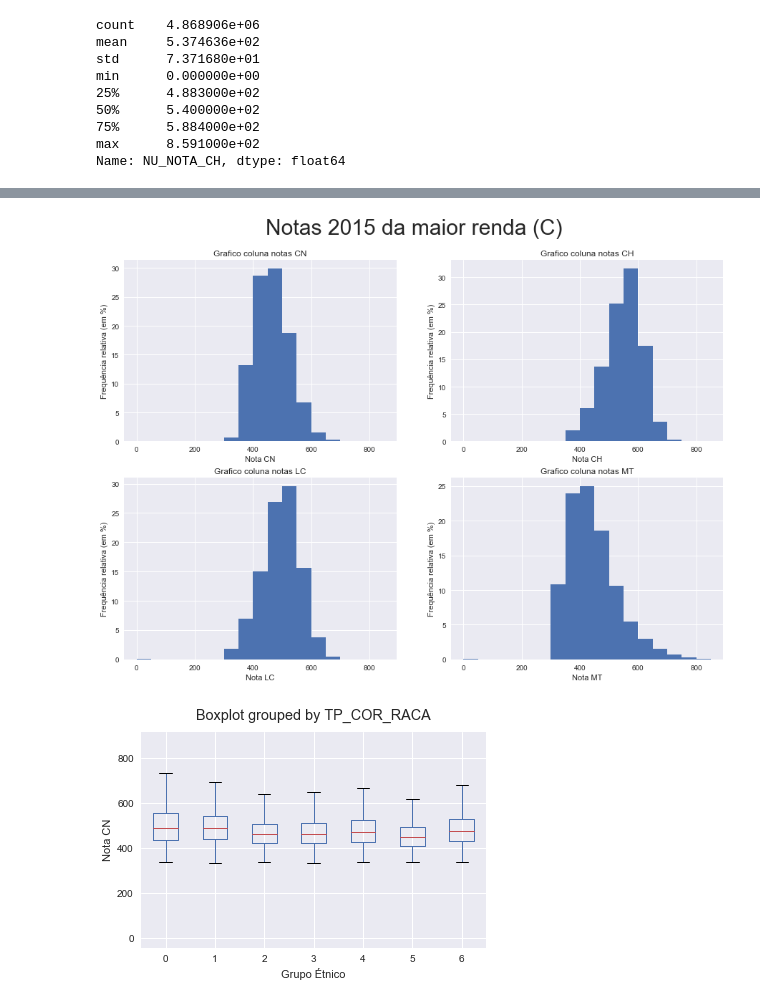
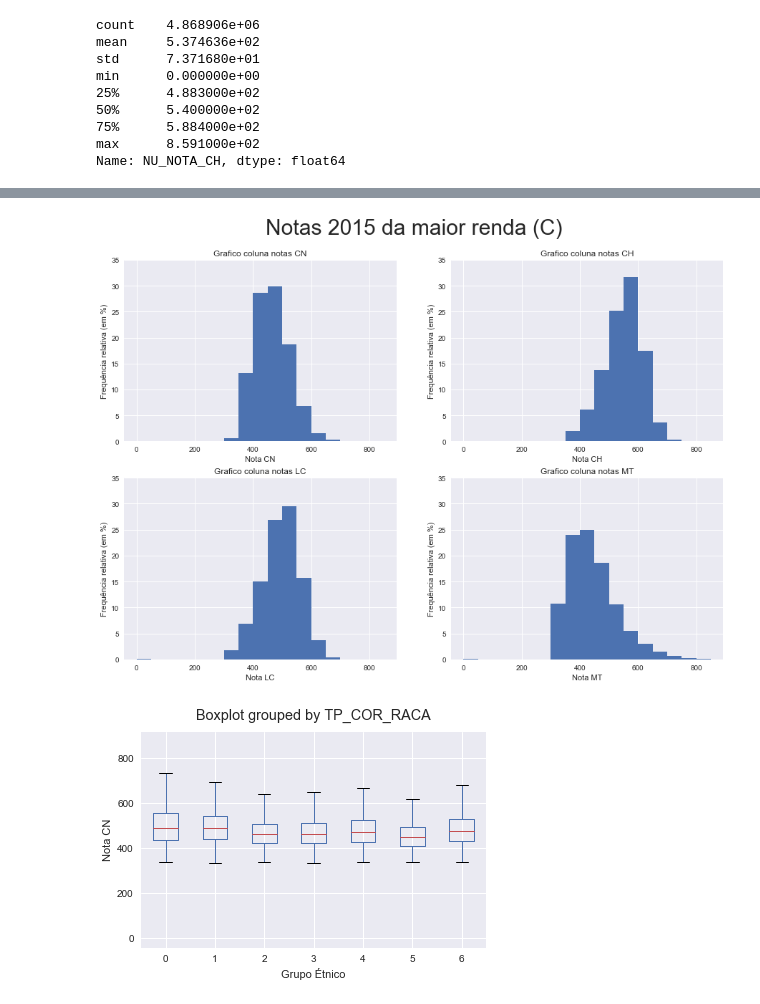
Before and after one commit to pedross3/CDDP_final, a Jupyter notebook: Projeto 03.ipynb, the cells around one changed output, grey strips where cells are left out. Saved outputs shown, nothing was run; the diff lists cells and outputs as text; code cells hidden in the pictures.

```diff
--- a/Projeto 03.ipynb
+++ b/Projeto 03.ipynb
@@ -421,31 +432,35 @@ faixa_rendaC = data_2015[data_2015.Q006 == 'C']
 # %%
 fig = plt.figure(figsize=(15, 10))
 plt.subplot(221)
 plot = faixa_rendaC.NU_NOTA_CN.plot.hist(bins=faixa,title='Grafico coluna notas CN', weights=zeros_like(faixa_rendaC.NU_NOTA_CN)+1./faixa_rendaC.NU_NOTA_CN.size*100)
 plt.ylabel('Frequência relativa (em %)')
 plt.xlabel('Nota CN')
+plt.ylim(ymax=35)
 
 plt.subplot(222)
 plot = faixa_rendaC.NU_NOTA_CH.plot.hist(bins=faixa,title='Grafico coluna notas CH', weights=zeros_like(faixa_rendaC.NU_NOTA_CH)+1./faixa_rendaC.NU_NOTA_CH.size*100)
 plt.ylabel('Frequência relativa (em %)')
 plt.xlabel('Nota CH')
+plt.ylim(ymax=35)
 
 plt.subplot(223)
 plot = faixa_rendaC.NU_NOTA_LC.plot.hist(bins=faixa,title='Grafico coluna notas LC', weights=zeros_like(faixa_rendaC.NU_NOTA_LC)+1./faixa_rendaC.NU_NOTA_LC.size*100)
 plt.ylabel('Frequência relativa (em %)')
 plt.xlabel('Nota LC')
+plt.ylim(ymax=35)
 
 plt.subplot(224)
 plot = faixa_rendaC.NU_NOTA_MT.plot.hist(bins=faixa,title='Grafico coluna notas MT', weights=zeros_like(faixa_rendaC.NU_NOTA_MT)+1./faixa_rendaC.NU_NOTA_MT.size*100)
 plt.ylabel('Frequência relativa (em %)')
 plt.xlabel('Nota MT')
+plt.ylim(ymax=35)
 
 plt.suptitle('Notas 2015 da maior renda (C)', fontsize=30)
 plt.subplots_adjust(top=0.9)
 
 plt.show()
 # %% [output]
-[figure, old version]
+[figure, new version]
 # %%
 data_2015.loc[(data_2015.SG_UF_RESIDENCIA=='RO') | (data_2015.SG_UF_RESIDENCIA=='AC') | (data_2015.SG_UF_RESIDENCIA=='AM') | (data_2015.SG_UF_RESIDENCIA=='RR') | (data_2015.SG_UF_RESIDENCIA=='PA') | (data_2015.SG_UF_RESIDENCIA=='AP') | (data_2015.SG_UF_RESIDENCIA=='TO'),'Regiao'] = 'Norte'
 data_2015.loc[(data_2015.SG_UF_RESIDENCIA=='MA') | (data_2015.SG_UF_RESIDENCIA=='PI') | (data_2015.SG_UF_RESIDENCIA=='CE') | (data_2015.SG_UF_RESIDENCIA=='RN') | (data_2015.SG_UF_RESIDENCIA=='PB') | (data_2015.SG_UF_RESIDENCIA=='PE') | (data_2015.SG_UF_RESIDENCIA=='AL') | (data_2015.SG_UF_RESIDENCIA=='SE') | (data_2015.SG_UF_RESIDENCIA=='BH'),'Regiao'] = 'Nordeste'
```
Also changed, not shown: parts of 10 cells of this notebook.
